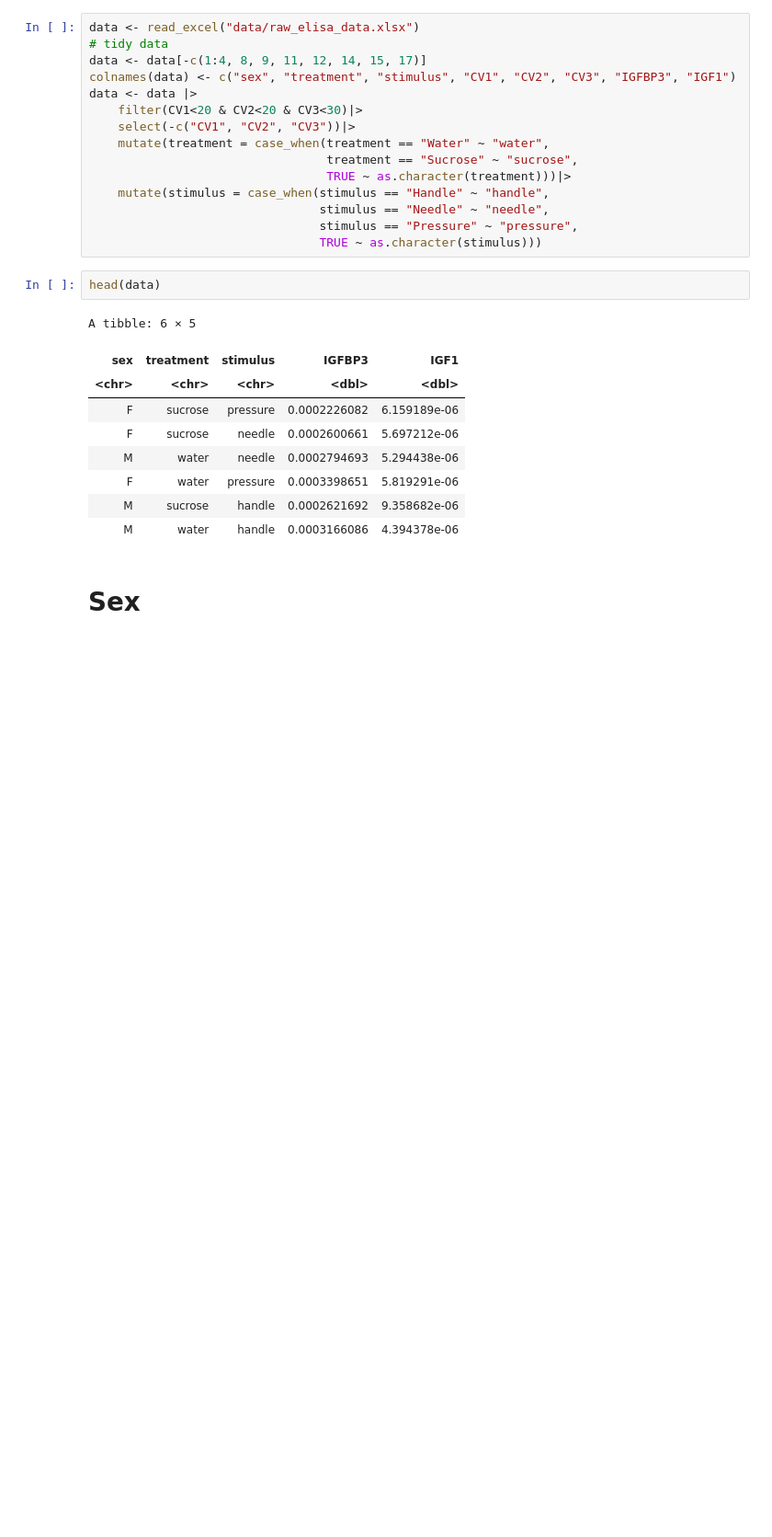
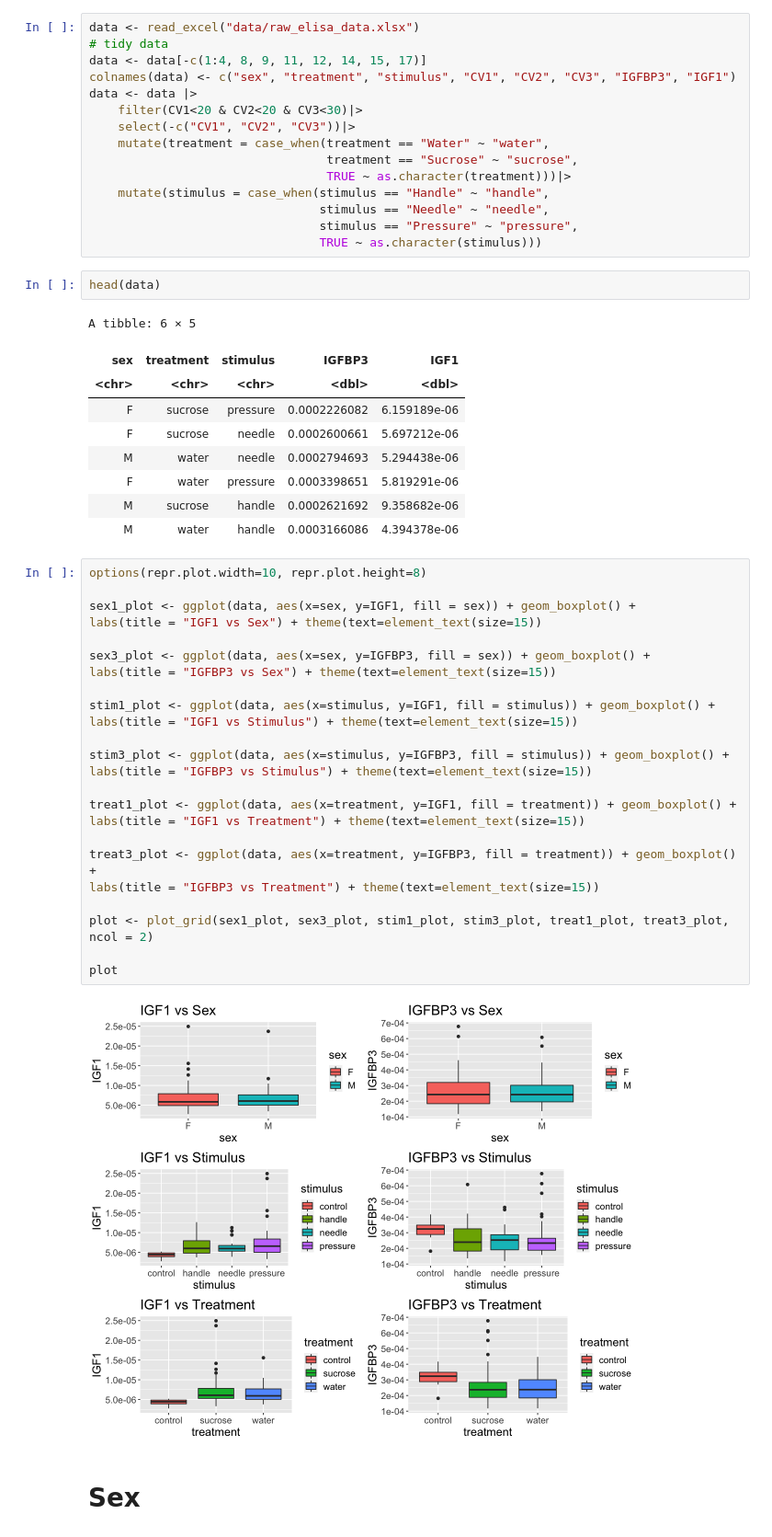
Before and after one commit to samson-bakos/Rodent-Neuro-Analysis, a Jupyter notebook: expl_notebook.ipynb, the cells around one changed output. Shown at 92% size. Saved outputs shown, nothing was run; the diff lists cells and outputs as text; blank space fills up the shorter version.

```diff
--- a/expl_notebook.ipynb
+++ b/expl_notebook.ipynb
@@ -38,6 +39,32 @@ A tibble: 6 × 5
 | F | water | pressure | 0.0003398651 | 5.819291e-06 |
 | M | sucrose | handle | 0.0002621692 | 9.358682e-06 |
 | M | water | handle | 0.0003166086 | 4.394378e-06 |
+# %%
+options(repr.plot.width=10, repr.plot.height=8)
+
+sex1_plot <- ggplot(data, aes(x=sex, y=IGF1, fill = sex)) + geom_boxplot() +
+labs(title = "IGF1 vs Sex") + theme(text=element_text(size=15))
+
+sex3_plot <- ggplot(data, aes(x=sex, y=IGFBP3, fill = sex)) + geom_boxplot() +
+labs(title = "IGFBP3 vs Sex") + theme(text=element_text(size=15))
+
+stim1_plot <- ggplot(data, aes(x=stimulus, y=IGF1, fill = stimulus)) + geom_boxplot() +
+labs(title = "IGF1 vs Stimulus") + theme(text=element_text(size=15))
+
+stim3_plot <- ggplot(data, aes(x=stimulus, y=IGFBP3, fill = stimulus)) + geom_boxplot() +
+labs(title = "IGFBP3 vs Stimulus") + theme(text=element_text(size=15))
+
+treat1_plot <- ggplot(data, aes(x=treatment, y=IGF1, fill = treatment)) + geom_boxplot() +
+labs(title = "IGF1 vs Treatment") + theme(text=element_text(size=15))
+
+treat3_plot <- ggplot(data, aes(x=treatment, y=IGFBP3, fill = treatment)) + geom_boxplot() +
+labs(title = "IGFBP3 vs Treatment") + theme(text=element_text(size=15))
+
+plot <- plot_grid(sex1_plot, sex3_plot, stim1_plot, stim3_plot, treat1_plot, treat3_plot, ncol = 2)
+
+plot
+# %% [output]
+[figure, added]
 # %% [markdown]
 # Sex
 # %%
```
Also changed, not shown: parts of 15 cells of this notebook.
